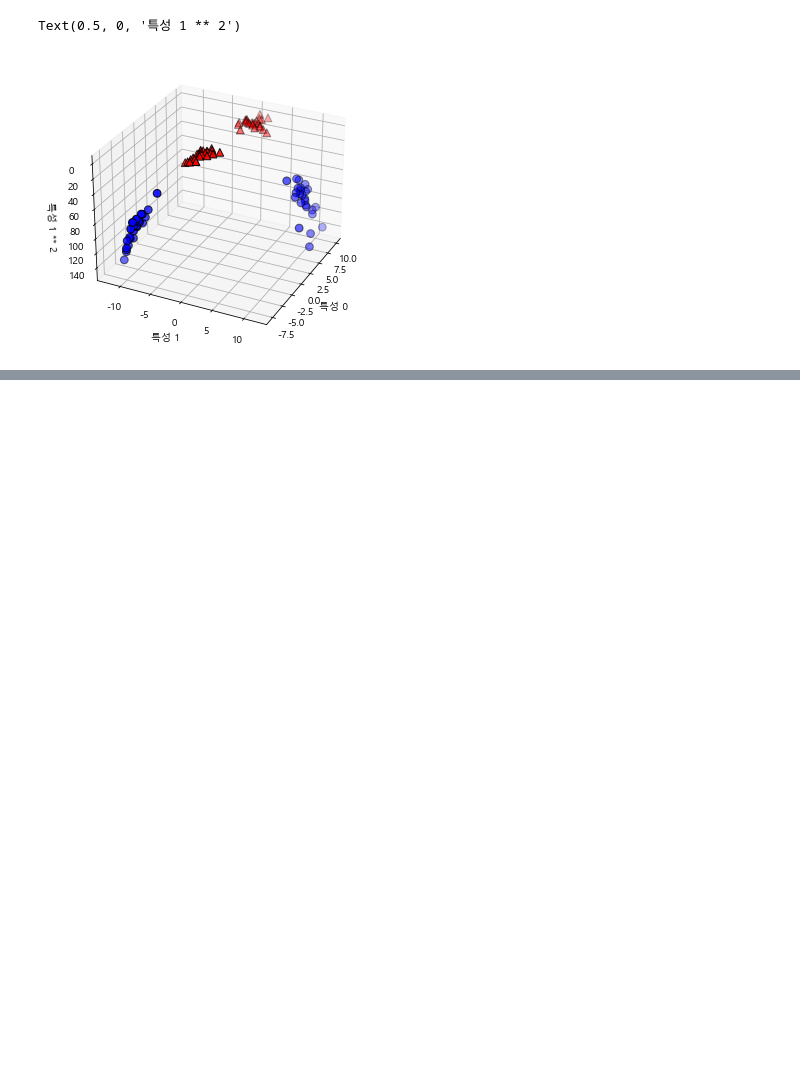
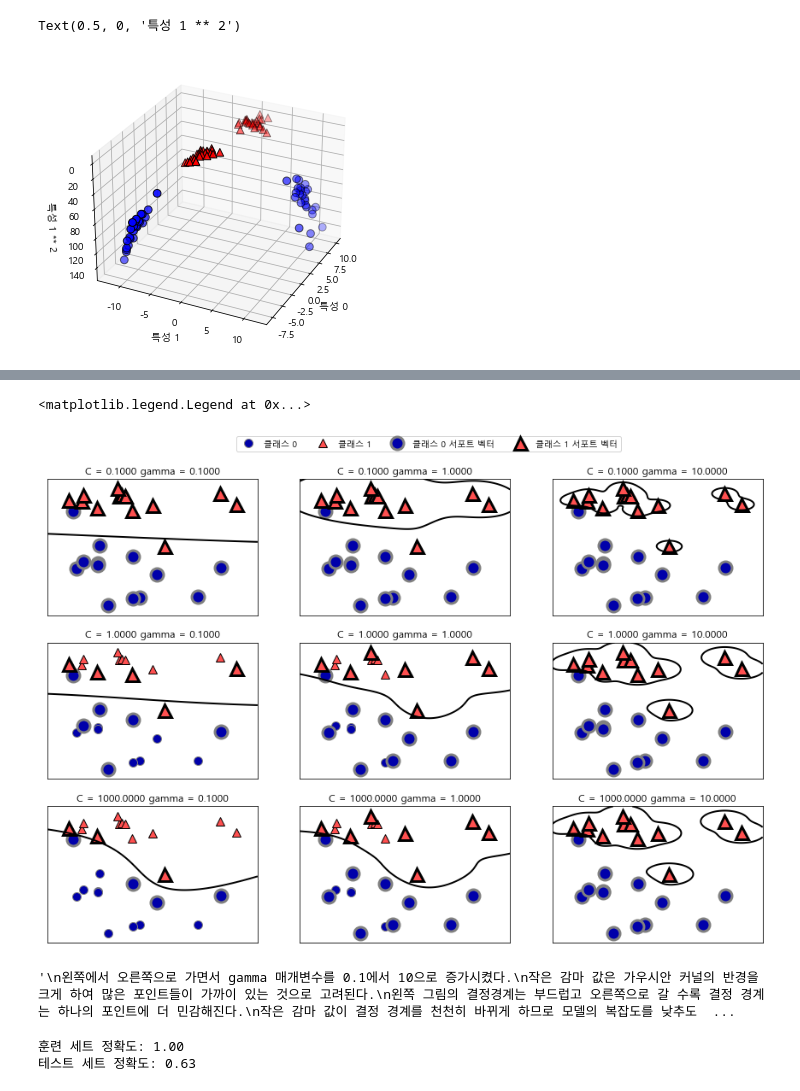
Before and after one commit to jeenuu/Machine-Learning-with-Python, a Jupyter notebook: chapter_2/2.3 Supervised_Machine_Learning_Algorithms.ipynb, the cells around one changed output, grey strips where cells are left out. Saved outputs shown, nothing was run; the diff lists cells and outputs as text; code cells hidden in the pictures; blank space fills up the shorter version.

```diff
--- a/chapter_2/2.3 Supervised_Machine_Learning_Algorithms.ipynb
+++ b/chapter_2/2.3 Supervised_Machine_Learning_Algorithms.ipynb
@@ -1263,0 +1355,36 @@ Text(0.5, 0, '특성 1 ** 2')
+# %%
+# 매개변수별 결과확인
+fig, axes = plt.subplots(3, 3, figsize=(15, 10))
+for ax, C in zip(axes, [-1, 0, 3]):
+    for a, gamma in zip(ax, range(-1, 2)):
+        mglearn.plots.plot_svm(log_C=C, log_gamma=gamma, ax=a)
+axes[0, 0].legend(["클래스 0", "클래스 1", "클래스 0 서포트 벡터", "클래스 1 서포트 벡터"],ncol=4, loc=(.9, 1.2))
+# %% [output]
+<matplotlib.legend.Legend at 0x...>
+[figure, added]
+# %%
+'''
+왼쪽에서 오른쪽으로 가면서 gamma 매개변수를 0.1에서 10으로 증가시켰다.
+작은 감마 값은 가우시안 커널의 반경을 크게 하여 많은 포인트들이 가까이 있는 것으로 고려된다.
+왼쪽 그림의 결정경계는 부드럽고 오른쪽으로 갈 수록 결정 경계는 하나의 포인트에 더 민감해진다.
+작은 감마 값이 결정 경계를 천천히 바뀌게 하므로 모델의 복잡도를 낮추도 큰 감마 값은 복잡도를 높힌다.
+
+위에서 아래로는 C 매개변수를 0.1에서 1000으로 증가시켰다.
+선형 모델에서 처럼 작은 C는 매우 제약이 큰 모델을 만들고 각 데이터 포인트의 영향력이 작다.
+왼쪽 위의 결정 경계는 거의 선형에 가까우며 잘못 분류된 데이터 포인트가 경계에 거의 영향을 주지 않는다.
+C를 증가시키면 이 포인트들이 모델에 큰 영향을 주며 결정 경계를 휘어서 정확하게 분류하게 한다.
+'''
+# %% [output]
+'\n왼쪽에서 오른쪽으로 가면서 gamma 매개변수를 0.1에서 10으로 증가시켰다.\n작은 감마 값은 가우시안 커널의 반경을 크게 하여 많은 포인트들이 가까이 있는 것으로 고려된다.\n왼쪽 그림의 결정경계는 부드럽고 오른쪽으로 갈 수록 결정 경계는 하나의 포인트에 더 민감해진다.\n작은 감마 값이 결정 경계를 천천히 바뀌게 하므로 모델의 복잡도를 낮추도  ...
+# %%
+# RBF 커널 SVM을 유방암 데이터에 적용, 기본값 C=1, gamma=1/n_feature 사용
+X_train, X_test, y_train, y_test = train_test_split(cancer.data, cancer.target, random_state=0)
+svc = SVC(C=1, gamma=1/n_features)
+svc.fit(X_train, y_train)
+print("훈련 세트 정확도: {:.2f}".format(svc.score(X_train, y_train)))
+print("테스트 세트 정확도: {:.2f}".format(svc.score(X_test, y_test)))
+
+# 훈련세트에는 완벽한 점수를 냈지만 테스트 세트에는 63% 정확도라서 이 모델은 상당히 과대적합되었다.
+# %% [output]
+훈련 세트 정확도: 1.00
+테스트 세트 정확도: 0.63
```
Also changed, not shown: parts of 51 cells of this notebook.
